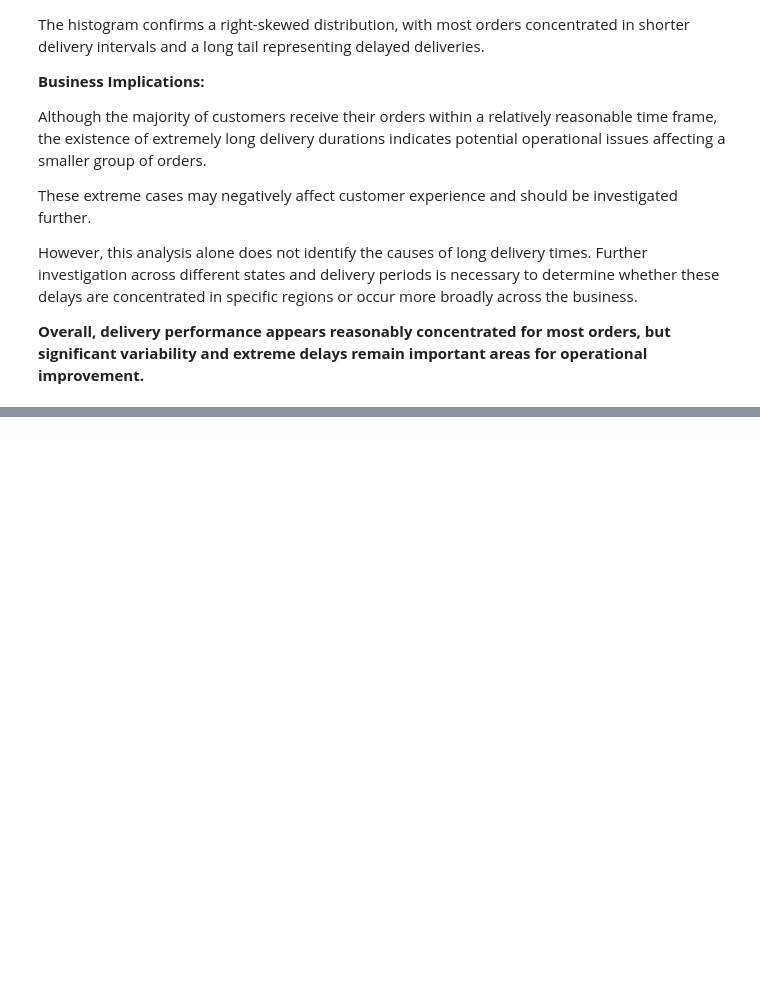
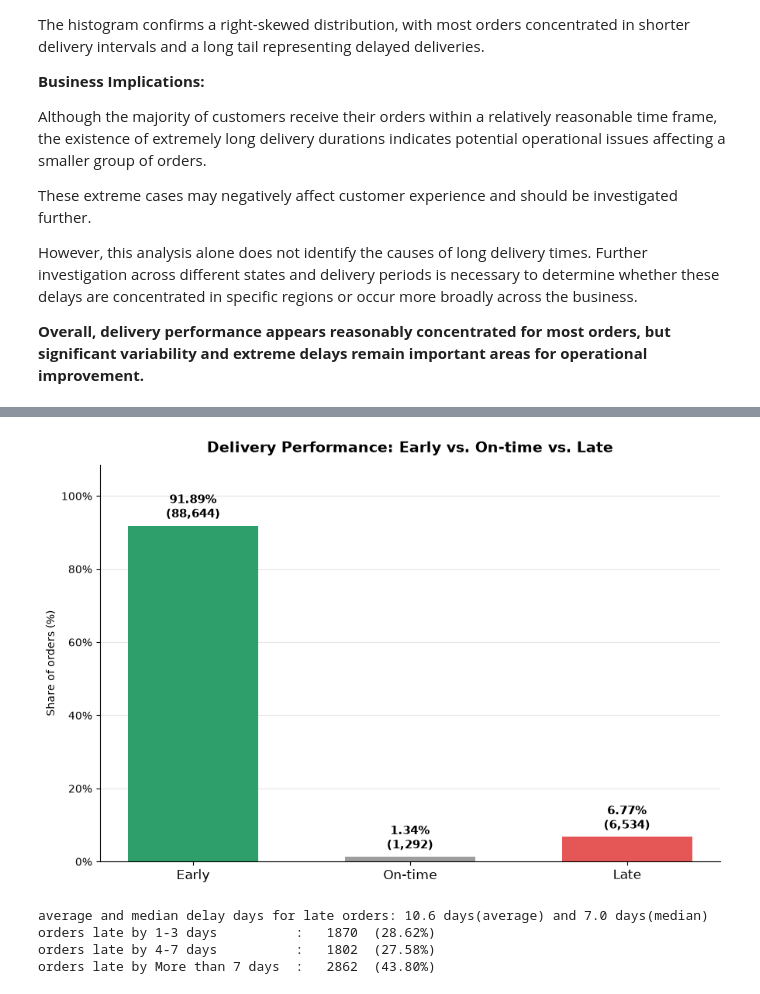
Before and after one commit to Abolfazl-Moradi006/Olist-data-analysis, a Jupyter notebook: Notebooks/6_Delivery_Performance_Analysis.ipynb, the cells around one changed output, grey strips where cells are left out. Saved outputs shown, nothing was run; the diff lists cells and outputs as text; code cells hidden in the pictures; blank space fills up the shorter version.

Commit message:
analyzie delivery performance and delays

```diff
--- a/Notebooks/6_Delivery_Performance_Analysis.ipynb
+++ b/Notebooks/6_Delivery_Performance_Analysis.ipynb
@@ -142,0 +203,73 @@ However, this analysis alone does not identify the causes of long delivery times
+# %%
+
+# Count orders in each delivery status
+status_counts = (
+    delay_days["delay_status"]
+    .value_counts()
+    .reindex(["early", "on-time", "late"], fill_value=0)
+)
+
+total_orders = status_counts.sum()
+status_percentages = status_counts / total_orders * 100
+
+# Semantic colors: green = early, gray = on-time, red = late
+color_map = {"early": "#2E9E6B", "on-time": "#9E9E9E", "late": "#E45756"}
+colors = [color_map[s] for s in status_counts.index]
+
+fig, ax = plt.subplots(figsize=(9, 6))
+
+bars = ax.bar(
+    status_counts.index.str.capitalize(),
+    status_percentages.values,
+    color=colors,
+    width=0.6,
+)
+
+# Percentage and count above each bar
+ax.bar_label(
+    bars,
+    labels=[f"{p:.2f}%\n({c:,})" for p, c in zip(status_percentages.values, status_counts.values)],
+    padding=4,
+    fontsize=11,
+    fontweight="bold",
+)
+
+ax.set_title("Delivery Performance: Early vs. On-time vs. Late", fontsize=14, fontweight="bold", pad=12)
+ax.set_xlabel("")
+ax.set_ylabel("Share of orders (%)")
+ax.set_ylim(0, status_percentages.max() * 1.18)
+ax.yaxis.set_major_formatter(plt.FuncFormatter(lambda x, _: f"{int(x)}%"))
+ax.tick_params(axis="x", labelsize=12)
+ax.grid(axis="y", alpha=0.3)
+ax.set_axisbelow(True)
+ax.spines[["top", "right"]].set_visible(False)
+
+plt.tight_layout()
+plt.show()
+# %% [output]
+[figure, added]
+# %%
+#investigate in late delivery
+#Group late orders into the days ranges
+
+late = delay_days[delay_days["delay_status"] == "late"]
+
+conditions = [late["delivery_delay_days"].between(1,3) ,
+              late["delivery_delay_days"].between(4,7) ,
+              late["delivery_delay_days"] > 7]
+
+choices = ["1-3 days", "4-7 days", "More than 7 days"]
+
+late["delay_group"] = np.select(conditions,choices,default="unknown")
+
+
+print(f"average and median delay days for late orders: {late["delivery_delay_days"].mean():.1f} days(average) and {late["delivery_delay_days"].median()} days(median)")
+
+for group in choices:
+    n = (late["delay_group"] == group).sum()
+    print(f"orders late by {group:<18}: {n:>6}  ({n / len(late) * 100:.2f}%)")
+# %% [output]
+average and median delay days for late orders: 10.6 days(average) and 7.0 days(median)
+orders late by 1-3 days          :   1870  (28.62%)
+orders late by 4-7 days          :   1802  (27.58%)
+orders late by More than 7 days  :   2862  (43.80%)
```
Also changed, not shown: parts of 7 cells of this notebook.
